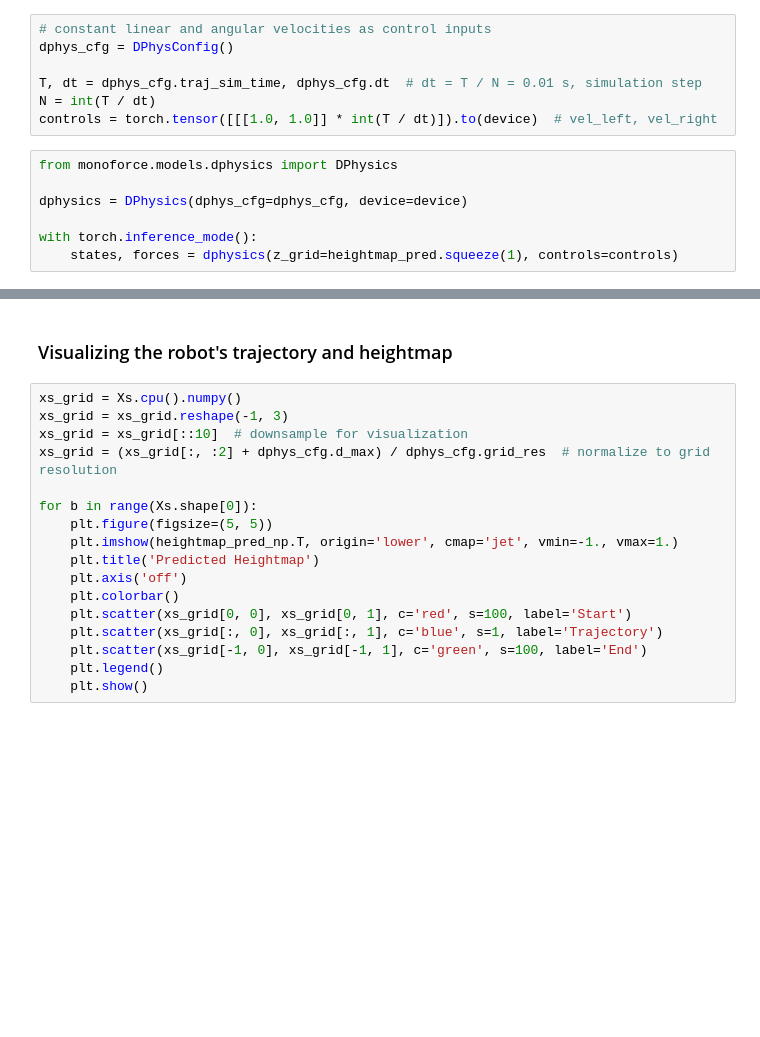
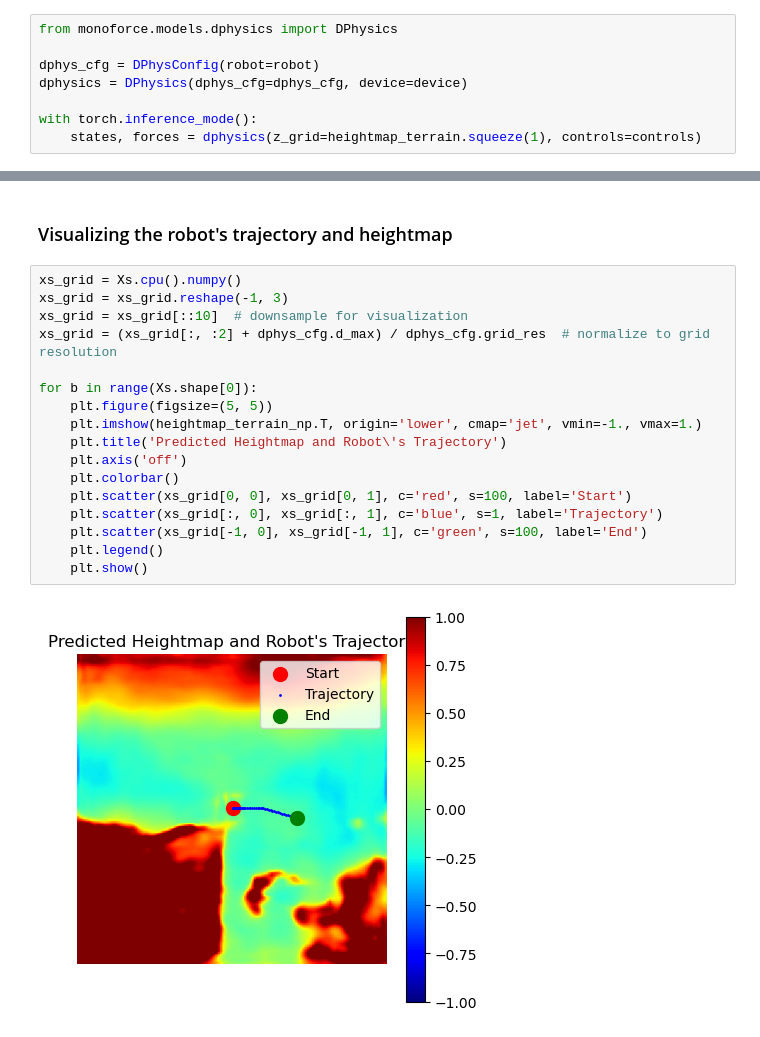
Before and after one commit to ctu-vras/monoforce, a Jupyter notebook: monoforce/examples/monoforce_inference_with_rough_data.ipynb, the cells around one changed output, grey strips where cells are left out. Saved outputs shown, nothing was run; the diff lists cells and outputs as text; blank space fills up the shorter version.

```diff
--- a/monoforce/examples/monoforce_inference_with_rough_data.ipynb
+++ b/monoforce/examples/monoforce_inference_with_rough_data.ipynb
@@ -210,19 +263,13 @@ Defining the control inputs
 - Simulation time: $T = 5$ s
 - Simulation step: $\Delta t = 0.01$ s
-# %%
-# constant linear and angular velocities as control inputs
-dphys_cfg = DPhysConfig()
-
-T, dt = dphys_cfg.traj_sim_time, dphys_cfg.dt  # dt = T / N = 0.01 s, simulation step
-N = int(T / dt)
-controls = torch.tensor([[[1.0, 1.0]] * int(T / dt)]).to(device)  # vel_left, vel_right
 # %%
 from monoforce.models.dphysics import DPhysics
 
+dphys_cfg = DPhysConfig(robot=robot)
 dphysics = DPhysics(dphys_cfg=dphys_cfg, device=device)
 
 with torch.inference_mode():
-    states, forces = dphysics(z_grid=heightmap_pred.squeeze(1), controls=controls)
+    states, forces = dphysics(z_grid=heightmap_terrain.squeeze(1), controls=controls)
 # %%
 Xs, Rs, Xds, Omegas, X_points = states
 print(f"Robot's positions shape: {Xs.shape}")
@@ -235,17 +288,19 @@ print(f"Robot's body points shape: {X_points.shape}")
 # %%
 xs_grid = Xs.cpu().numpy()
 xs_grid = xs_grid.reshape(-1, 3)
 xs_grid = xs_grid[::10]  # downsample for visualization
 xs_grid = (xs_grid[:, :2] + dphys_cfg.d_max) / dphys_cfg.grid_res  # normalize to grid resolution
 
 for b in range(Xs.shape[0]):
     plt.figure(figsize=(5, 5))
-    plt.imshow(heightmap_pred_np.T, origin='lower', cmap='jet', vmin=-1., vmax=1.)
-    plt.title('Predicted Heightmap')
+    plt.imshow(heightmap_terrain_np.T, origin='lower', cmap='jet', vmin=-1., vmax=1.)
+    plt.title('Predicted Heightmap and Robot\'s Trajectory')
     plt.axis('off')
     plt.colorbar()
     plt.scatter(xs_grid[0, 0], xs_grid[0, 1], c='red', s=100, label='Start')
     plt.scatter(xs_grid[:, 0], xs_grid[:, 1], c='blue', s=1, label='Trajectory')
     plt.scatter(xs_grid[-1, 0], xs_grid[-1, 1], c='green', s=100, label='End')
     plt.legend()
     plt.show()
+# %% [output]
+[figure, added]
```
Also changed, not shown: parts of 13 cells of this notebook, 7 other files.
